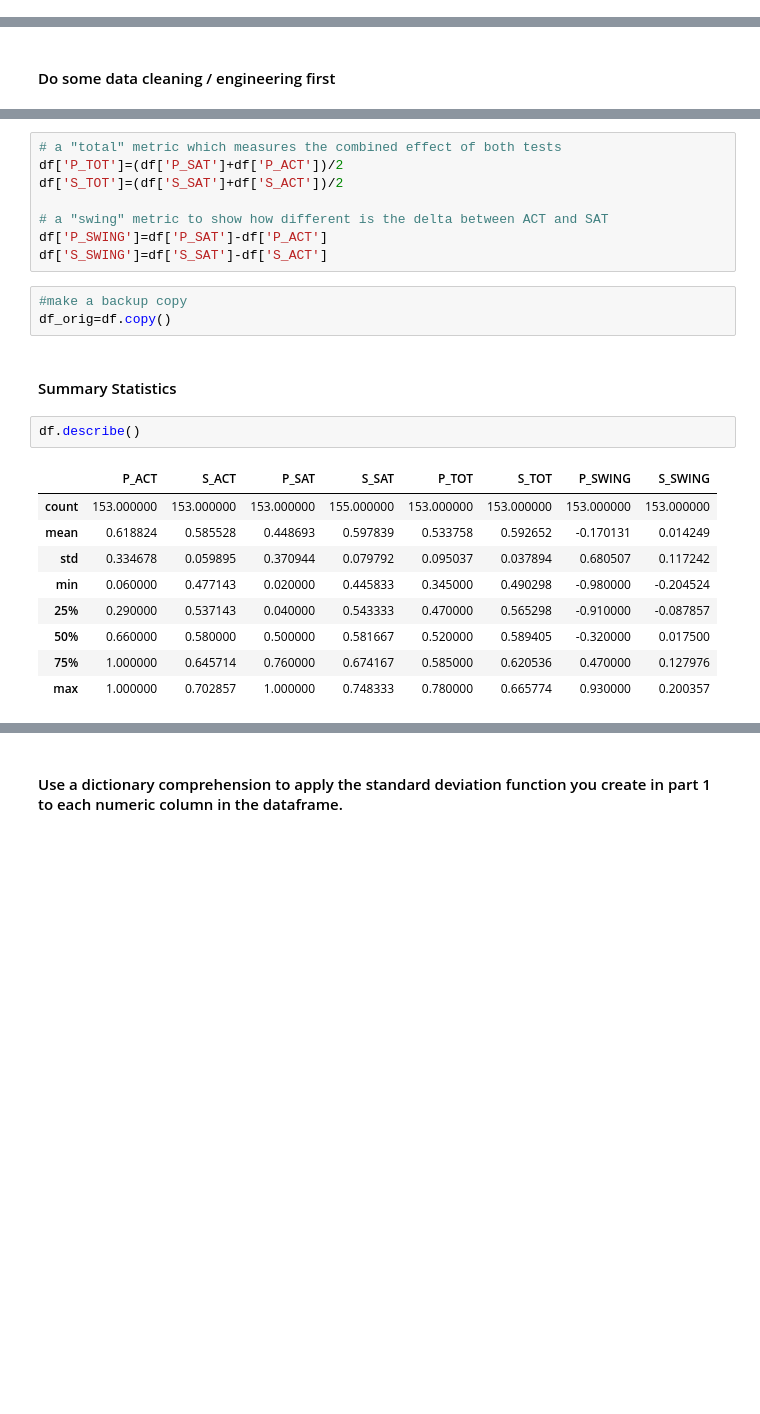
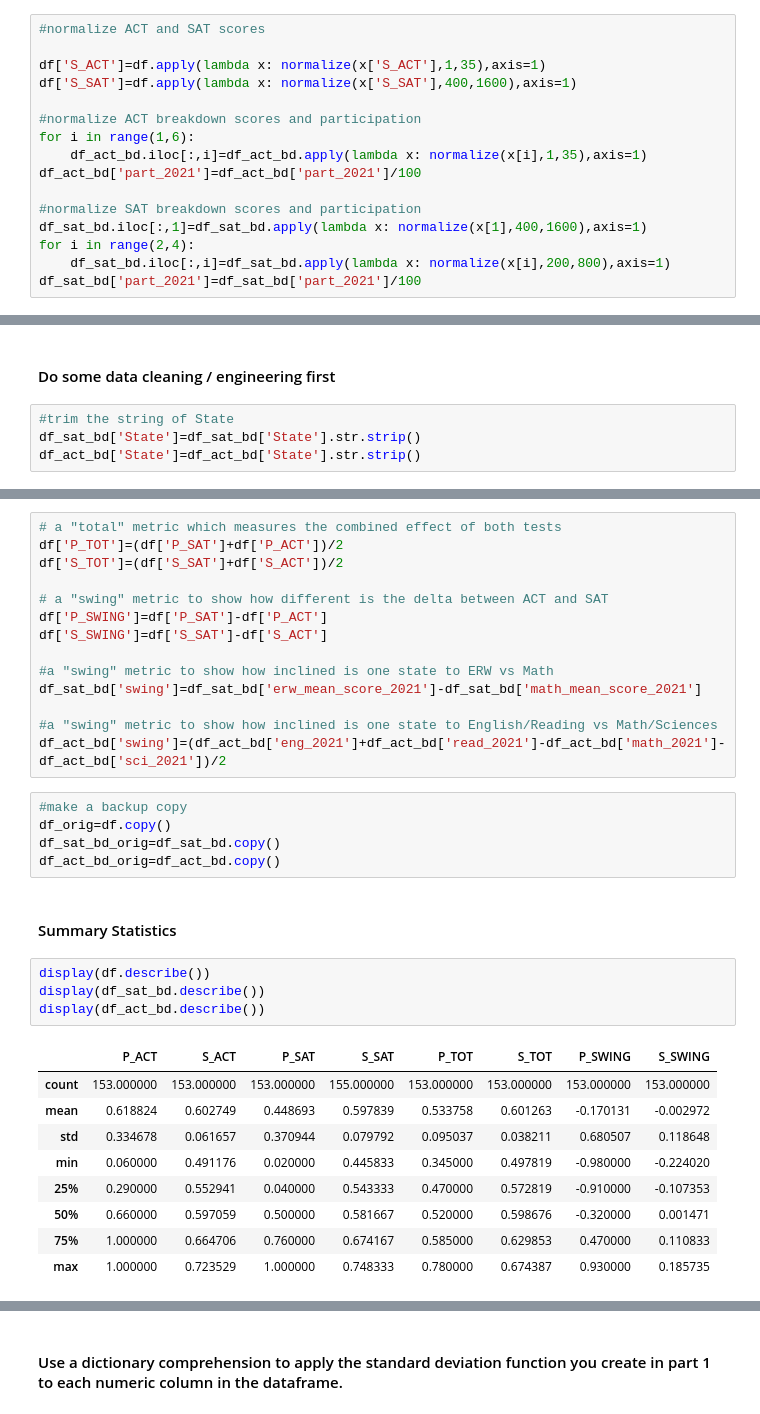
Before and after one commit to garyfoohw/GA_DSIF_project_1, a Jupyter notebook: code/starter-code.ipynb, the cells around one changed output, grey strips where cells are left out. Saved outputs shown, nothing was run; the diff lists cells and outputs as text; blank space fills up the shorter version.

```diff
--- a/code/starter-code.ipynb
+++ b/code/starter-code.ipynb
@@ -393,3 +304,19 @@ df_sat_bd=df_sat_bd.loc[:,~df_sat_bd.columns.str.contains("sd")]
+# %%
+#normalize ACT and SAT scores
+
+df['S_ACT']=df.apply(lambda x: normalize(x['S_ACT'],1,35),axis=1)
+df['S_SAT']=df.apply(lambda x: normalize(x['S_SAT'],400,1600),axis=1)
+
+#normalize ACT breakdown scores and participation
+for i in range(1,6):
+    df_act_bd.iloc[:,i]=df_act_bd.apply(lambda x: normalize(x[i],1,35),axis=1)
+df_act_bd['part_2021']=df_act_bd['part_2021']/100
+
+#normalize SAT breakdown scores and participation
+df_sat_bd.iloc[:,1]=df_sat_bd.apply(lambda x: normalize(x[1],400,1600),axis=1)
+for i in range(2,4):
+    df_sat_bd.iloc[:,i]=df_sat_bd.apply(lambda x: normalize(x[i],200,800),axis=1)
+df_sat_bd['part_2021']=df_sat_bd['part_2021']/100
 # %%
 #save to csv
 df.to_csv("df.csv")
@@ -487,5 +362,9 @@ Complete the following steps to explore your data. You are welcome to do more ED
 # %% [markdown]
 #### Do some data cleaning / engineering first
+# %%
+#trim the string of State
+df_sat_bd['State']=df_sat_bd['State'].str.strip()
+df_act_bd['State']=df_act_bd['State'].str.strip()
 # %%
 us_state_to_abbrev = {"Alabama": "AL", "Alaska": "AK", "Arizona": "AZ", "Arkansas": "AR", "California": "CA",
                       "Colorado": "CO", "Connecticut": "CT", "Delaware": "DE", "Florida": "FL", "Georgia": "GA",
@@ -517,20 +399,30 @@ df['S_TOT']=(df['S_SAT']+df['S_ACT'])/2
 # a "swing" metric to show how different is the delta between ACT and SAT
 df['P_SWING']=df['P_SAT']-df['P_ACT']
 df['S_SWING']=df['S_SAT']-df['S_ACT']
+
+#a "swing" metric to show how inclined is one state to ERW vs Math
+df_sat_bd['swing']=df_sat_bd['erw_mean_score_2021']-df_sat_bd['math_mean_score_2021']
+
+#a "swing" metric to show how inclined is one state to English/Reading vs Math/Sciences
+df_act_bd['swing']=(df_act_bd['eng_2021']+df_act_bd['read_2021']-df_act_bd['math_2021']-df_act_bd['sci_2021'])/2
 # %%
 #make a backup copy
 df_orig=df.copy()
+df_sat_bd_orig=df_sat_bd.copy()
+df_act_bd_orig=df_act_bd.copy()
 # %% [markdown]
 #### Summary Statistics
-# %%
-df.describe()
-# %% [output]
-|  | P_ACT | S_ACT | P_SAT | S_SAT | P_TOT | S_TOT | P_SWING | S_SWING |
-| count | 153.000000 | 153.000000 | 153.000000 | 155.000000 | 153.000000 | 153.000000 | 153.000000 | 153.000000 |
-| mean | 0.618824 | 0.585528 | 0.448693 | 0.597839 | 0.533758 | 0.592652 | -0.170131 | 0.014249 |
-| std | 0.334678 | 0.059895 | 0.370944 | 0.079792 | 0.095037 | 0.037894 | 0.680507 | 0.117242 |
-| min | 0.060000 | 0.477143 | 0.020000 | 0.445833 | 0.345000 | 0.490298 | -0.980000 | -0.204524 |
-| 25% | 0.290000 | 0.537143 | 0.040000 | 0.543333 | 0.470000 | 0.565298 | -0.910000 | -0.087857 |
-| 50% | 0.660000 | 0.580000 | 0.500000 | 0.581667 | 0.520000 | 0.589405 | -0.320000 | 0.017500 |
-| 75% | 1.000000 | 0.645714 | 0.760000 | 0.674167 | 0.585000 | 0.620536 | 0.470000 | 0.127976 |
-| max | 1.000000 | 0.702857 | 1.000000 | 0.748333 | 0.780000 | 0.665774 | 0.930000 | 0.200357 |
+# %%
+display(df.describe())
+display(df_sat_bd.describe())
+display(df_act_bd.describe())
+# %% [output]
+|  | P_ACT | S_ACT | P_SAT | S_SAT | P_TOT | S_TOT | P_SWING | S_SWING |
+| count | 153.000000 | 153.000000 | 153.000000 | 155.000000 | 153.000000 | 153.000000 | 153.000000 | 153.000000 |
+| mean | 0.618824 | 0.602749 | 0.448693 | 0.597839 | 0.533758 | 0.601263 | -0.170131 | -0.002972 |
+| std | 0.334678 | 0.061657 | 0.370944 | 0.079792 | 0.095037 | 0.038211 | 0.680507 | 0.118648 |
+| min | 0.060000 | 0.491176 | 0.020000 | 0.445833 | 0.345000 | 0.497819 | -0.980000 | -0.224020 |
+| 25% | 0.290000 | 0.552941 | 0.040000 | 0.543333 | 0.470000 | 0.572819 | -0.910000 | -0.107353 |
+| 50% | 0.660000 | 0.597059 | 0.500000 | 0.581667 | 0.520000 | 0.598676 | -0.320000 | 0.001471 |
+| 75% | 1.000000 | 0.664706 | 0.760000 | 0.674167 | 0.585000 | 0.629853 | 0.470000 | 0.110833 |
+| max | 1.000000 | 0.723529 | 1.000000 | 0.748333 | 0.780000 | 0.674387 | 0.930000 | 0.185735 |
```
Also changed, not shown: parts of 49 cells of this notebook, 4 other files.
